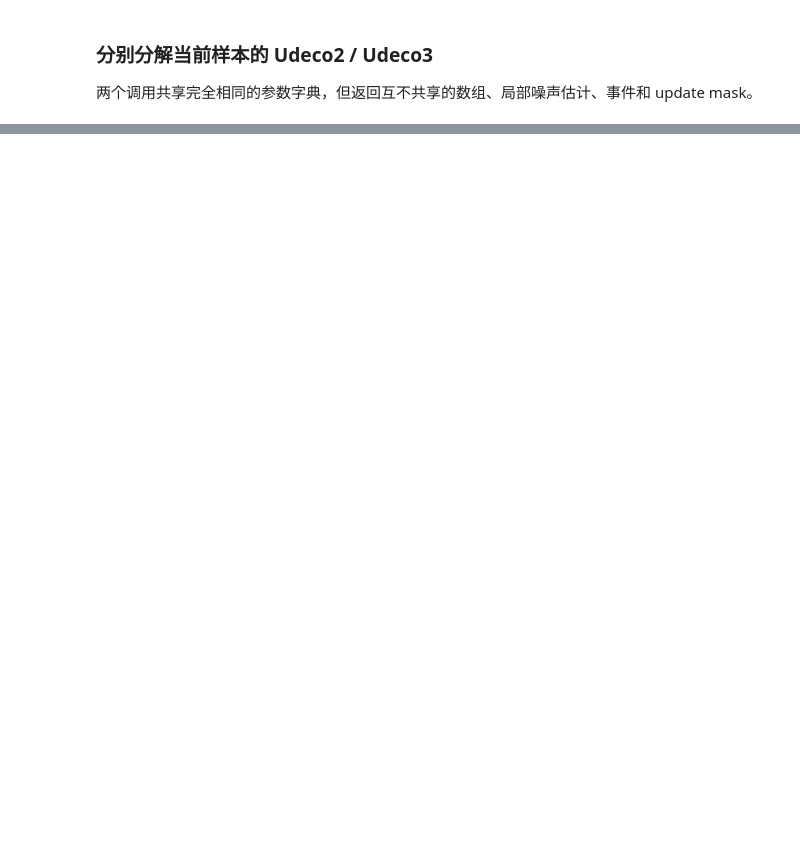
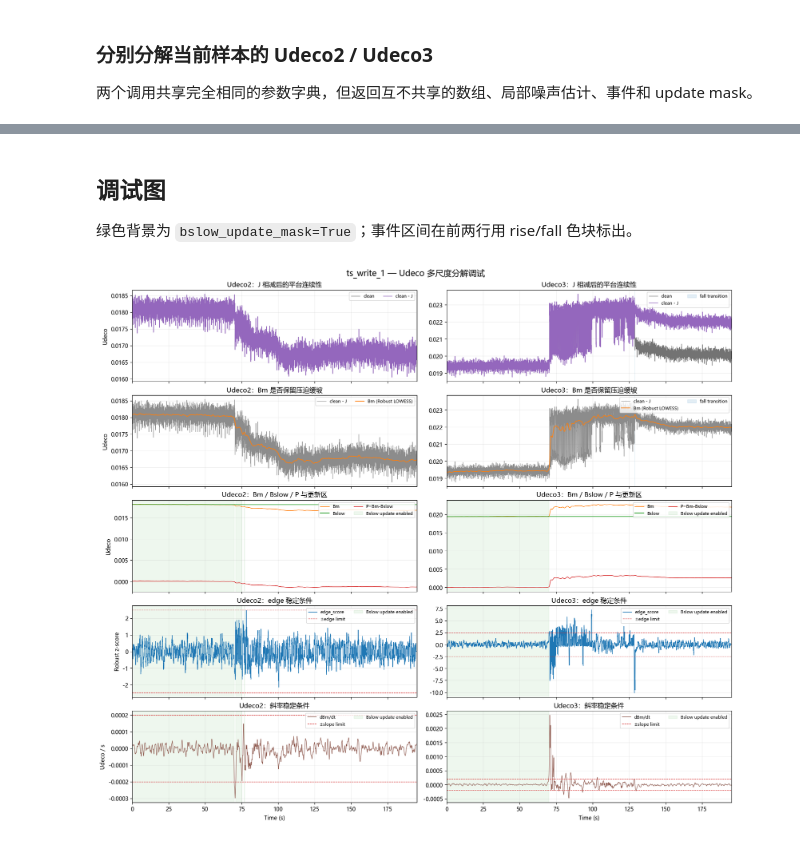
Before and after one commit to Scp-918/MHLcode, a Jupyter notebook: udeco_multiscale_decomposition.ipynb, the cells around one changed output, grey strips where cells are left out. Drawn from its saved outputs; the diff is of its cells as text; code cells hidden in the pictures; blank space fills up the shorter version.

Commit message:
feat: add Udeco decomposition diagnostics

```diff
--- a/udeco_multiscale_decomposition.ipynb
+++ b/udeco_multiscale_decomposition.ipynb
@@ -147,6 +147,11 @@ from statsmodels.nonparametric.smoothers_lowess import lowess
 
 from udeco_analysis import load_udeco_sample
 
+# 明确指定 Windows 常见中文字体，避免标题/坐标标签退回不含中文字形的 DejaVu Sans。
+# 列表按优先级回退；unicode_minus=False 可让负号在中文字体下正常显示。
+plt.rcParams["font.sans-serif"] = ["Microsoft YaHei", "SimHei", "DengXian", "DejaVu Sans"]
+plt.rcParams["axes.unicode_minus"] = False
+
 print(
     f"Python {platform.python_version()} | NumPy {np.__version__} | "
     f"SciPy {scipy.__version__} | statsmodels {statsmodels.__version__}"
@@ -642,15 +709,26 @@ def estimate_conditional_bslow(
     trend = _require_finite_signal(Bm, name="Bm")
     edge = _require_finite_signal(edge_score, name="edge_score")
     slope = _require_finite_signal(dBm_dt, name="dBm_dt")
-    mask = np.asarray(j_mask, dtype=bool).reshape(-1)
-    if not (trend.shape == edge.shape == slope.shape == mask.shape):
-        raise ValueError("Bm、edge_score、J_mask 和 dBm_dt 必须等长。")
+    fs_value = _validate_sampling_rate(fs)
+    mask = np.asarray(j_mask, dtype=bool)
+    if mask.ndim != 1 or not (trend.shape == edge.shape == slope.shape == mask.shape):
+        raise ValueError("Bm、edge_score、J_mask 和 dBm_dt 必须是一维等长序列。")
+
+    scalar_parameters = (
+        tau_sec,
+        update_rate,
+        stable_edge_threshold,
+        stable_slope_threshold,
+        stable_offset_threshold,
+    )
+    if not all(np.isfinite(value) for value in scalar_parameters):
+        raise ValueError("Bslow 的时间常数、更新率和稳定阈值必须全部为有限数。")
     if tau_sec <= 0 or not (0 < update_rate <= 1):
         raise ValueError("tau_sec 必须为正数，update_rate 必须位于 (0, 1]。")
     if min(stable_edge_threshold, stable_slope_threshold, stable_offset_threshold) < 0:
         raise ValueError("Bslow 的三个稳定阈值不能为负数。")
 
-    alpha = float(update_rate) * (1.0 - math.exp(-1.0 / (float(fs) * float(tau_sec))))
+    alpha = float(update_rate) * (1.0 - math.exp(-1.0 / (fs_value * float(tau_sec))))
     Bslow = np.empty_like(trend)
     update_mask = np.zeros_like(mask)
     Bslow[0] = trend[0]
@@ -696,6 +774,7 @@ def decompose_udeco(
     bslow_stable_offset_threshold,
 ):
     """以同一接口完成单路 Udeco 的 J、P、Bslow 分解。"""
+    fs = _validate_sampling_rate(fs)
     raw = _require_finite_signal(signal).copy()
     clean = hampel_filter(
         raw, fs=fs, window_sec=hampel_window_sec, n_sigma=hampel_n_sigma
@@ -860,0 +1212,19 @@ display(pd.DataFrame(summary_rows))
+# %% [markdown]
+## 调试图
+
+绿色背景为 `bslow_update_mask=True`；事件区间在前两行用 rise/fall 色块标出。
+# %%
+debug_figure, debug_axes = plot_diagnostics(
+    time,
+    result2,
+    result3,
+    SAMPLE_NAME,
+    plot_start_sec=PLOT_START_SEC,
+    plot_end_sec=PLOT_END_SEC,
+    stable_edge_threshold=BSLOW_STABLE_EDGE_THRESHOLD,
+    stable_slope_threshold=BSLOW_STABLE_SLOPE_THRESHOLD,
+)
+assert debug_axes.shape == (5, 2)
+plt.show()
+# %% [output]
+[figure, added]
```
Also changed, not shown: parts of 18 cells of this notebook.
